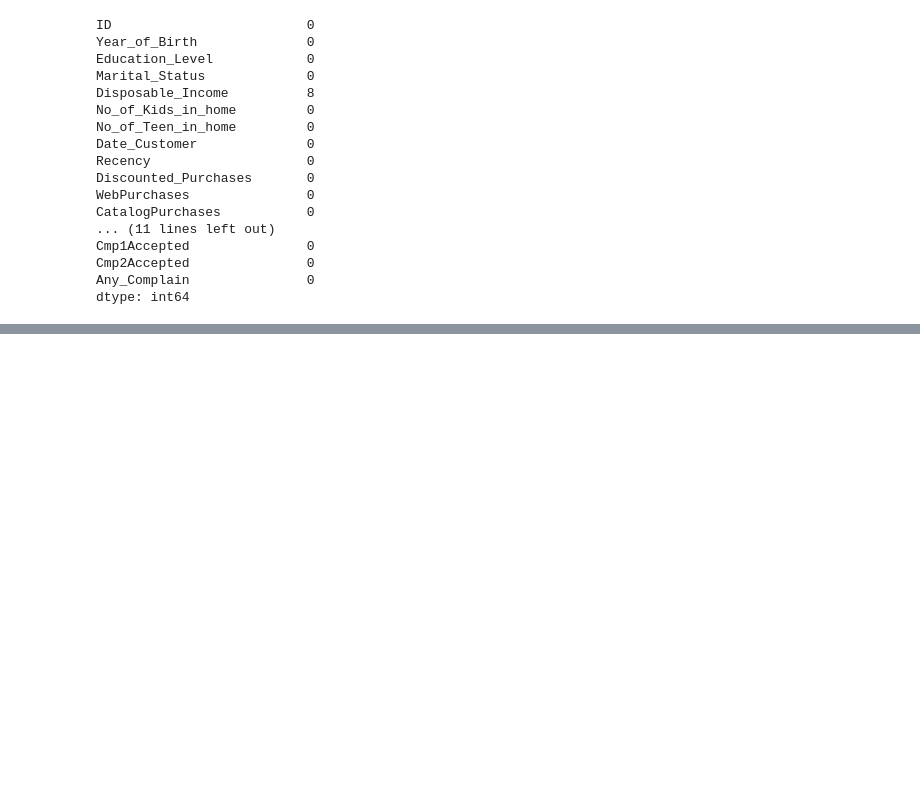
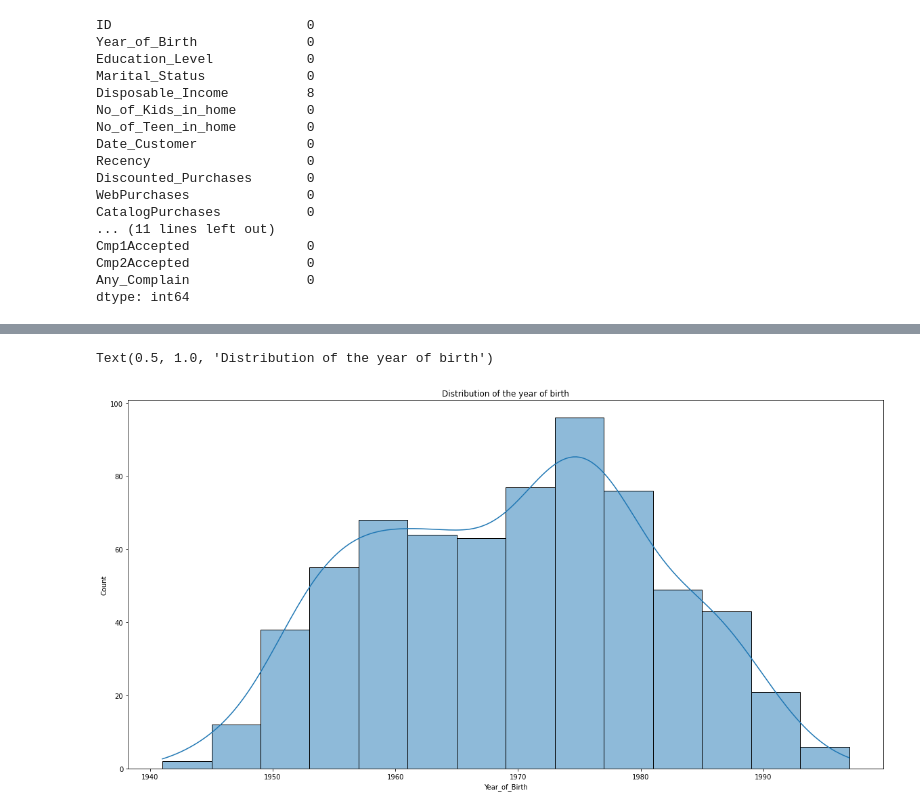
Before and after one commit to VictorUmunna/DSN-AI-HACKATHON, a Jupyter notebook: notebook.ipynb, the cells around one changed output, grey strips where cells are left out. Saved outputs shown, nothing was run; the diff lists cells and outputs as text; code cells hidden in the pictures; blank space fills up the shorter version.

```diff
--- a/notebook.ipynb
+++ b/notebook.ipynb
@@ -164,0 +233,11 @@ Since there are no null values, we will explore the columns one by one
+# %%
+df_test = df_test.loc[df_test['Year_of_Birth'] != 1901]
+df_test = df_test.loc[df_test['Year_of_Birth'] != 1894]
+# %%
+# distribution of the test year of birth column (test data)
+fig = plt.figure(figsize=(20,10))
+sns.histplot(data = df_test, x = 'Year_of_Birth', kde = True)
+plt.title("Distribution of the year of birth")
+# %% [output]
+Text(0.5, 1.0, 'Distribution of the year of birth')
+[figure, added]
```
Also changed, not shown: parts of 15 cells of this notebook.
